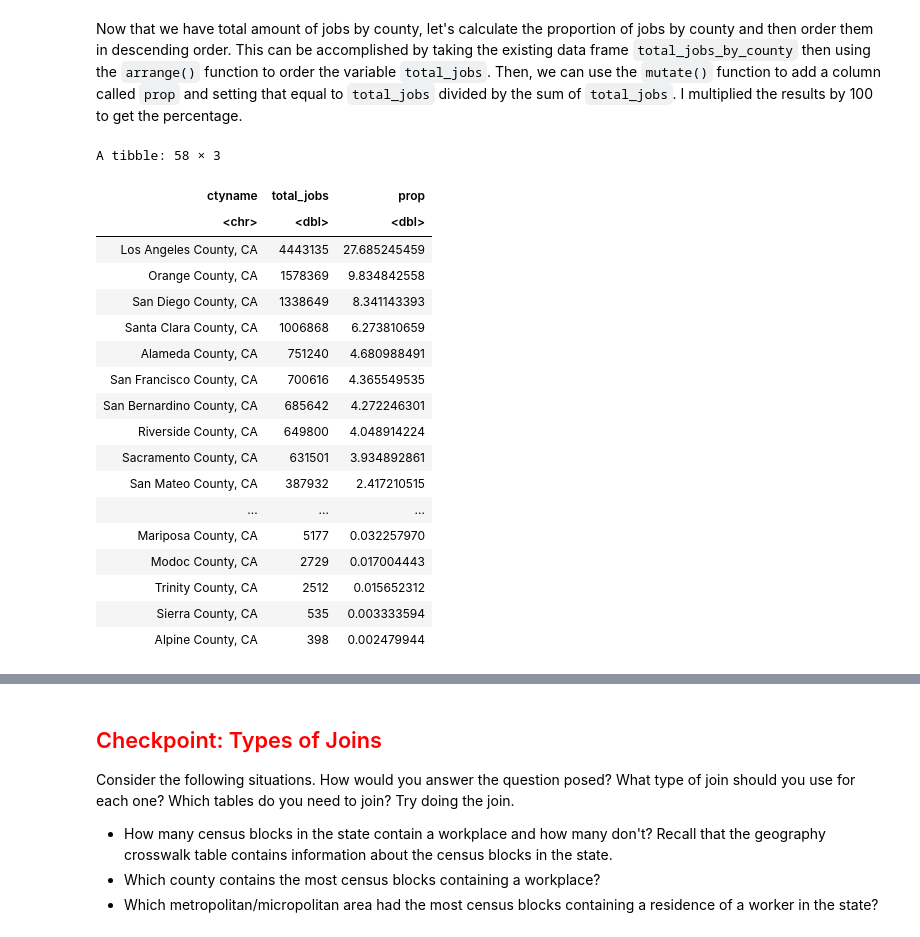
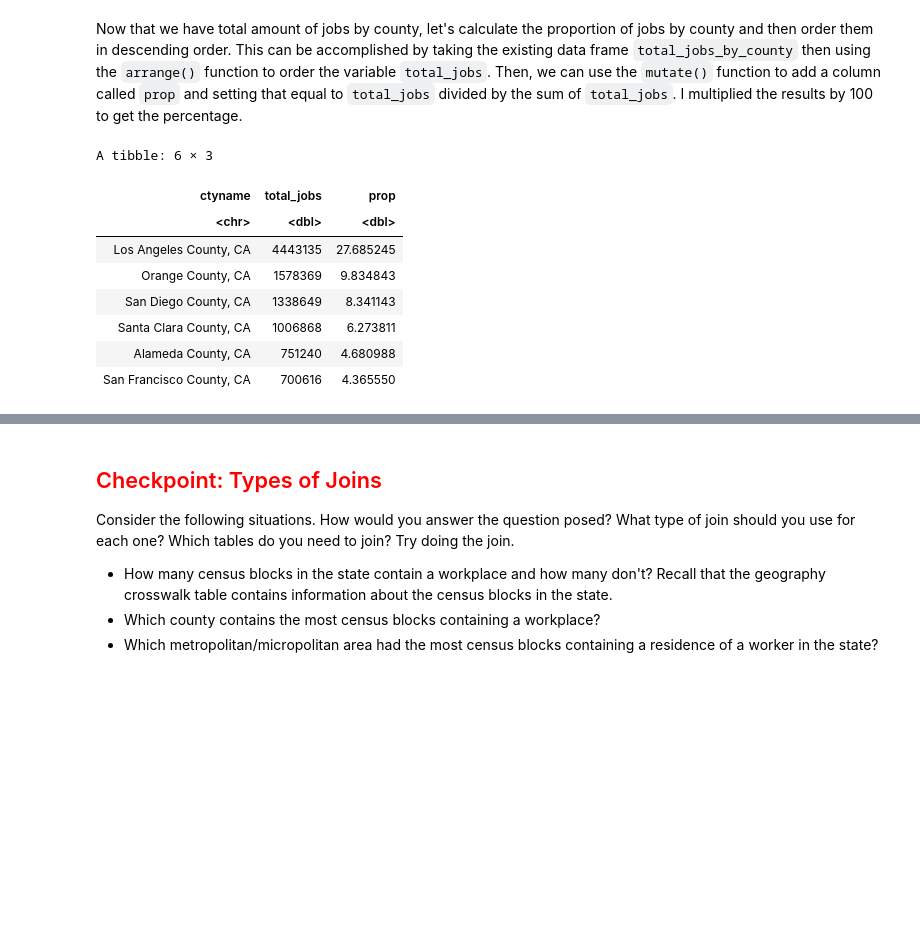
Before and after one commit to Jedelmann90/ada-intro-r, a Jupyter notebook: new R-2.ipynb, the cells around one changed output, grey strips where cells are left out. Cells and saved outputs as stored; diff of their text form; code cells hidden in the pictures; blank space fills up the shorter version.

```diff
--- a/new R-2.ipynb
+++ b/new R-2.ipynb
@@ -358,26 +338,16 @@ Now that we have total amount of jobs by county, let's calculate the proportion
 # %%
 total_jobs_prop <- total_jobs_by_county %>%
     arrange(desc(total_jobs)) %>%
     mutate(
         prop = total_jobs/sum(total_jobs)*100)
-total_jobs_prop
+head(total_jobs_prop)
 # %% [output]
-A tibble: 58 × 3
+A tibble: 6 × 3
 | ctyname | total_jobs | prop |
 | <chr> | <dbl> | <dbl> |
-| Los Angeles County, CA | 4443135 | 27.685245459 |
-| Orange County, CA | 1578369 | 9.834842558 |
-| San Diego County, CA | 1338649 | 8.341143393 |
-| Santa Clara County, CA | 1006868 | 6.273810659 |
-| Alameda County, CA | 751240 | 4.680988491 |
-| San Francisco County, CA | 700616 | 4.365549535 |
-| San Bernardino County, CA | 685642 | 4.272246301 |
-| Riverside County, CA | 649800 | 4.048914224 |
-| Sacramento County, CA | 631501 | 3.934892861 |
-| San Mateo County, CA | 387932 | 2.417210515 |
-| ... | ... | ... |
-| Mariposa County, CA | 5177 | 0.032257970 |
-| Modoc County, CA | 2729 | 0.017004443 |
-| Trinity County, CA | 2512 | 0.015652312 |
-| Sierra County, CA | 535 | 0.003333594 |
-| Alpine County, CA | 398 | 0.002479944 |
+| Los Angeles County, CA | 4443135 | 27.685245 |
+| Orange County, CA | 1578369 | 9.834843 |
+| San Diego County, CA | 1338649 | 8.341143 |
+| Santa Clara County, CA | 1006868 | 6.273811 |
+| Alameda County, CA | 751240 | 4.680988 |
+| San Francisco County, CA | 700616 | 4.365550 |
```
Also changed, not shown: parts of 21 cells of this notebook.
